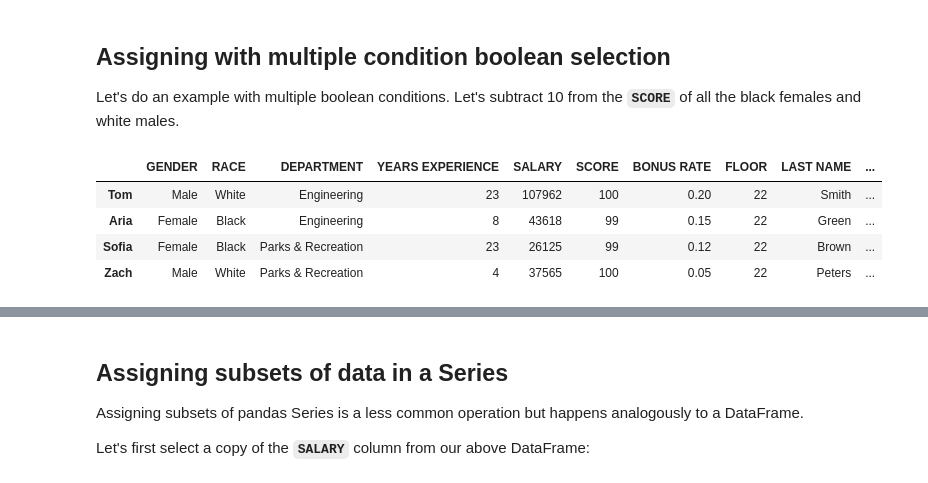
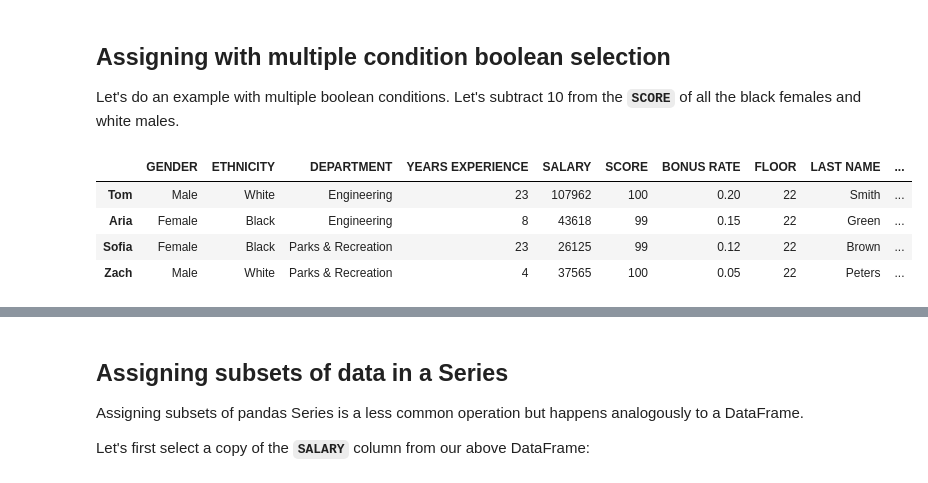
Before and after one commit to michalis0/Business-Intelligence-and-Analytics, a Jupyter notebook: week2 - Pandas and Python/walkthroughs/03 Assigning subsets of data.ipynb, the cells around one changed output, grey strips where cells are left out. Saved outputs shown, nothing was run; the diff lists cells and outputs as text; code cells hidden in the pictures.

```diff
--- a/week2 - Pandas and Python/walkthroughs/03 Assigning subsets of data.ipynb
+++ b/week2 - Pandas and Python/walkthroughs/03 Assigning subsets of data.ipynb
@@ -417,13 +444,14 @@ style_diff(df, df_orig)
 ## Assigning with multiple condition boolean selection
 Let's do an example with multiple boolean conditions. Let's subtract 10 from the **`SCORE`** of all the black females and white males.
 # %%
+#@title
 # check our logic first
-white_male = (df['GENDER'] == 'Male') & (df['RACE'] == 'White')
-black_female = (df['GENDER'] == 'Female') & (df['RACE'] == 'Black')
+white_male = (df['GENDER'] == 'Male') & (df['ETHNICITY'] == 'White')
+black_female = (df['GENDER'] == 'Female') & (df['ETHNICITY'] == 'Black')
 criteria = white_male | black_female
 df[criteria]
 # %% [output]
-|  | GENDER | RACE | DEPARTMENT | YEARS EXPERIENCE | SALARY | SCORE | BONUS RATE | FLOOR | LAST NAME | ... |
+|  | GENDER | ETHNICITY | DEPARTMENT | YEARS EXPERIENCE | SALARY | SCORE | BONUS RATE | FLOOR | LAST NAME | ... |
 | Tom | Male | White | Engineering | 23 | 107962 | 100 | 0.20 | 22 | Smith | ... |
 | Aria | Female | Black | Engineering | 8 | 43618 | 99 | 0.15 | 22 | Green | ... |
 | Sofia | Female | Black | Parks & Recreation | 23 | 26125 | 99 | 0.12 | 22 | Brown | ... |
```
Also changed, not shown: parts of 46 cells of this notebook.
